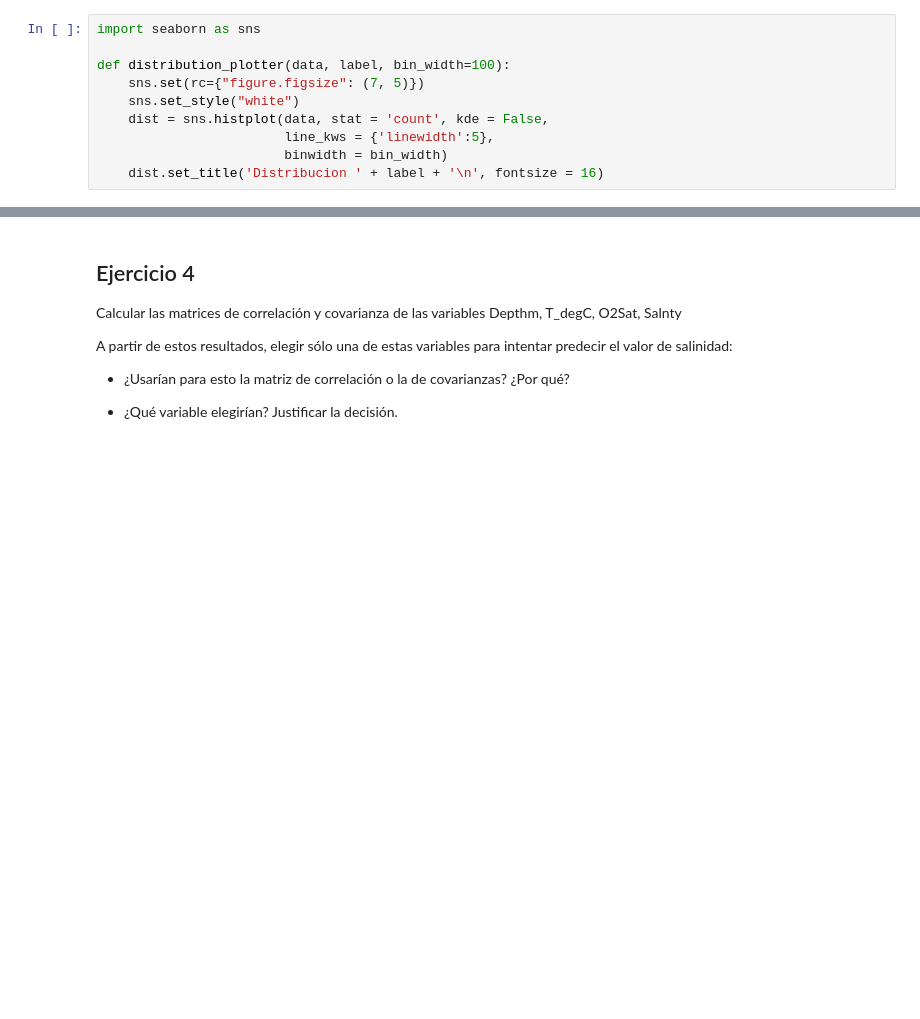
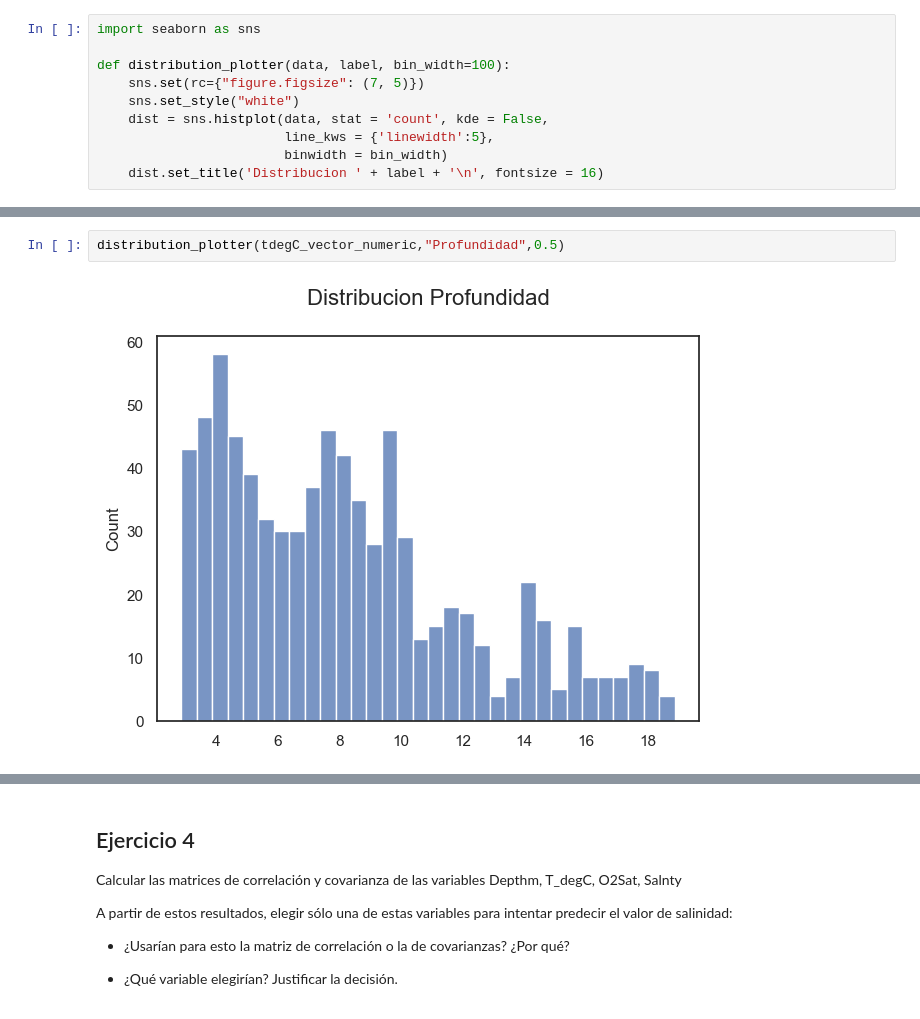
Before and after one commit to Facundo-Peloso/Practica-de-Clases, a Jupyter notebook: clase_04/dsad_2021/M1/CLASE_04_EstadisticaDescriptiva/Notebooks/2_enunciado_checkpoint.ipynb, the cells around one changed output, grey strips where cells are left out. Cells and saved outputs as stored; diff of their text form; blank space fills up the shorter version.

```diff
--- a/clase_04/dsad_2021/M1/CLASE_04_EstadisticaDescriptiva/Notebooks/2_enunciado_checkpoint.ipynb
+++ b/clase_04/dsad_2021/M1/CLASE_04_EstadisticaDescriptiva/Notebooks/2_enunciado_checkpoint.ipynb
@@ -122,0 +155,4 @@ o2sat_vector_numeric = data_type_str[:, o2sat_column_index].astype(float)
+# %%
+distribution_plotter(tdegC_vector_numeric,"Profundidad",0.5)
+# %% [output]
+[figure, added]
```
Also changed, not shown: parts of 8 cells of this notebook.
